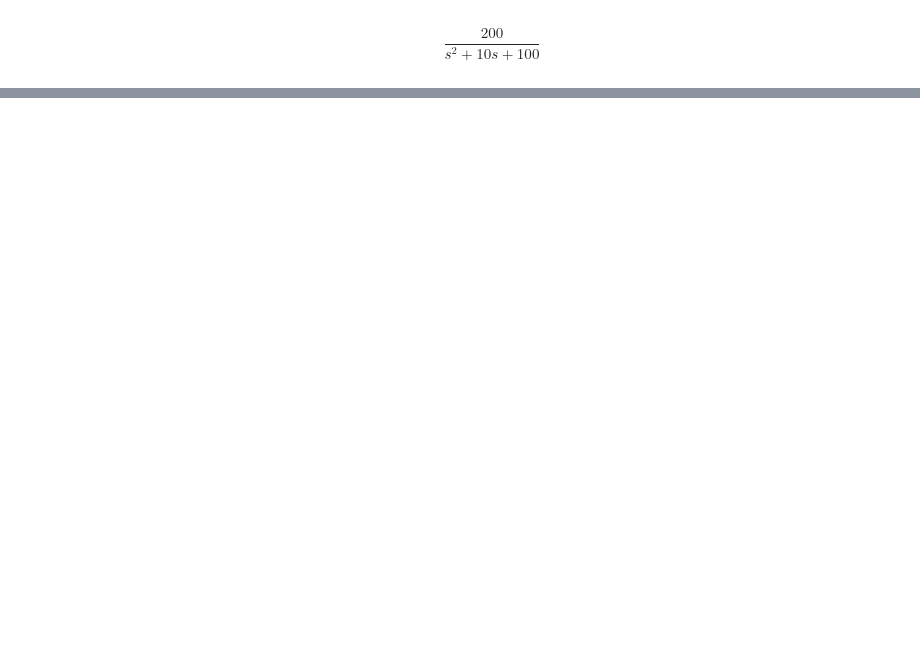
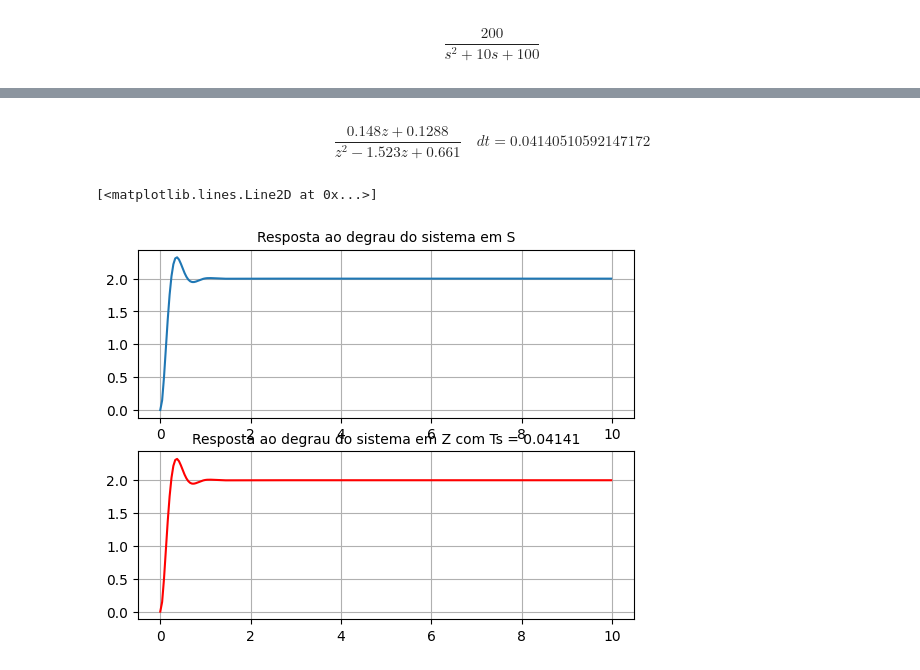
Before and after one commit to JoaoYukio/PCO119, a Jupyter notebook: Atividade 3/Atividade3.ipynb, the cells around one changed output, grey strips where cells are left out. Cells and saved outputs as stored; diff of their text form; code cells hidden in the pictures; blank space fills up the shorter version.

```diff
--- a/Atividade 3/Atividade3.ipynb
+++ b/Atividade 3/Atividade3.ipynb
@@ -15,0 +38,5 @@ control.bode(Gs);
+# %%
+Gz = control.sample_system(Gs, Ts, 'zoh')
+Gz
+# %% [output]
+$$\frac{0.148 z + 0.1288}{z^2 - 1.523 z + 0.661}\quad dt = 0.04140510592147172$$
@@ -15,0 +45,18 @@ control.bode(Gs);
+# %%
+Tsim = np.arange(0, 10, Ts)
+# %%
+youts, T1 = control.step_response(Gs, Tsim)
+# %%
+youtz, T2 = control.step_response(Gz, Tsim)
+# %%
+plt.subplot(2,1,1)
+plt.title("Resposta ao degrau do sistema em S", size = 10)
+plt.grid()
+plt.plot(youts, T1)
+plt.subplot(2,1,2)
+plt.title("Resposta ao degrau do sistema em Z com Ts = "+str(round(Ts, 5)), size = 10)
+plt.grid()
+plt.plot(youtz, T2, color = 'red')
+# %% [output]
+[<matplotlib.lines.Line2D at 0x...>]
+[figure, added]
```
Also changed, not shown: parts of 10 cells of this notebook.
